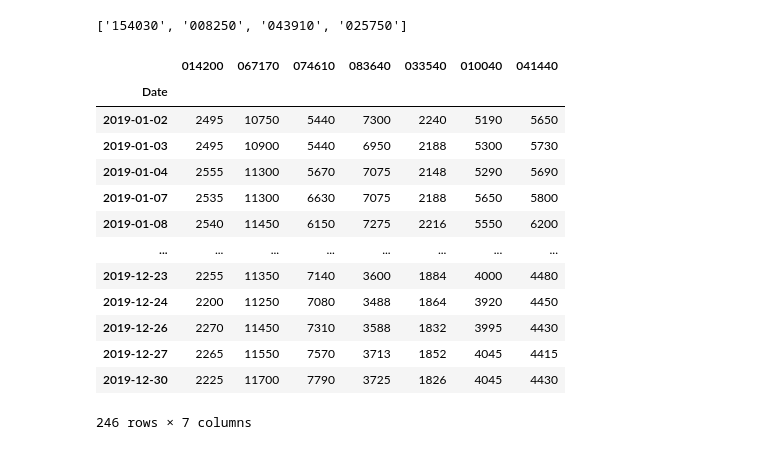
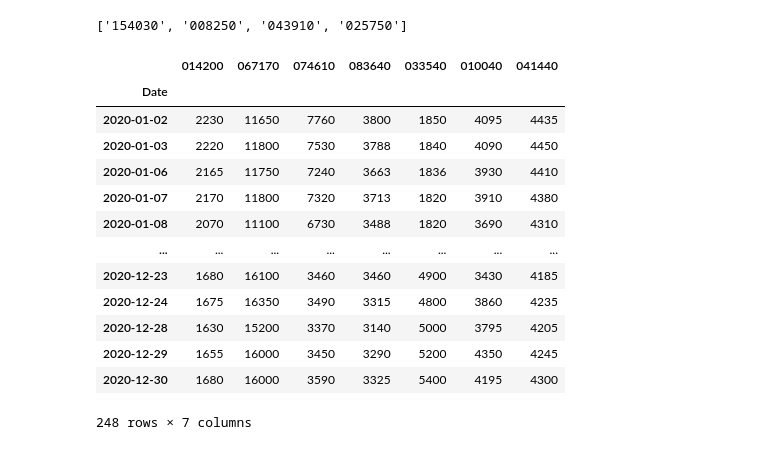
Before and after one commit to 21ckwj/fintech, a Jupyter notebook: 프로젝트2/주가움직임보기.ipynb, the cells around one changed output. Cells and saved outputs as stored; diff of their text form; code cells hidden in the pictures.

```diff
--- a/프로젝트2/주가움직임보기.ipynb
+++ b/프로젝트2/주가움직임보기.ipynb
@@ -60,26 +69,26 @@ codes_rec
 # %%
 #주가 딕셔너리에 넣기-> 유가,개별 주식간 비교에 사용
 
 price_history = dict()
 
 for code in codes_fire:
-    df = fdr.DataReader(code,'2019-01-01', '2019-12-31')
+    df = fdr.DataReader(code,'2020-01-01', '2020-12-31')
     price_history[code]= df['Close']   # 회사코드: [과거주가 리스트]
 
-df_ = pd.DataFrame(price_history)
-df_history
+df_fire = pd.DataFrame(price_history)
+df_fire
 # %% [output]
 |  | 014200 | 067170 | 074610 | 083640 | 033540 | 010040 | 041440 |
 | Date |  |  |  |  |  |  |  |
-| 2019-01-02 | 2495 | 10750 | 5440 | 7300 | 2240 | 5190 | 5650 |
-| 2019-01-03 | 2495 | 10900 | 5440 | 6950 | 2188 | 5300 | 5730 |
-| 2019-01-04 | 2555 | 11300 | 5670 | 7075 | 2148 | 5290 | 5690 |
-| 2019-01-07 | 2535 | 11300 | 6630 | 7075 | 2188 | 5650 | 5800 |
-| 2019-01-08 | 2540 | 11450 | 6150 | 7275 | 2216 | 5550 | 6200 |
+| 2020-01-02 | 2230 | 11650 | 7760 | 3800 | 1850 | 4095 | 4435 |
+| 2020-01-03 | 2220 | 11800 | 7530 | 3788 | 1840 | 4090 | 4450 |
+| 2020-01-06 | 2165 | 11750 | 7240 | 3663 | 1836 | 3930 | 4410 |
+| 2020-01-07 | 2170 | 11800 | 7320 | 3713 | 1820 | 3910 | 4380 |
+| 2020-01-08 | 2070 | 11100 | 6730 | 3488 | 1820 | 3690 | 4310 |
 | ... | ... | ... | ... | ... | ... | ... | ... |
-| 2019-12-23 | 2255 | 11350 | 7140 | 3600 | 1884 | 4000 | 4480 |
-| 2019-12-24 | 2200 | 11250 | 7080 | 3488 | 1864 | 3920 | 4450 |
-| 2019-12-26 | 2270 | 11450 | 7310 | 3588 | 1832 | 3995 | 4430 |
-| 2019-12-27 | 2265 | 11550 | 7570 | 3713 | 1852 | 4045 | 4415 |
-| 2019-12-30 | 2225 | 11700 | 7790 | 3725 | 1826 | 4045 | 4430 |
+| 2020-12-23 | 1680 | 16100 | 3460 | 3460 | 4900 | 3430 | 4185 |
+| 2020-12-24 | 1675 | 16350 | 3490 | 3315 | 4800 | 3860 | 4235 |
+| 2020-12-28 | 1630 | 15200 | 3370 | 3140 | 5000 | 3795 | 4205 |
+| 2020-12-29 | 1655 | 16000 | 3450 | 3290 | 5200 | 4350 | 4245 |
+| 2020-12-30 | 1680 | 16000 | 3590 | 3325 | 5400 | 4195 | 4300 |
-246 rows × 7 columns
+248 rows × 7 columns
```
Also changed, not shown: parts of 16 cells of this notebook, 4 other files.
